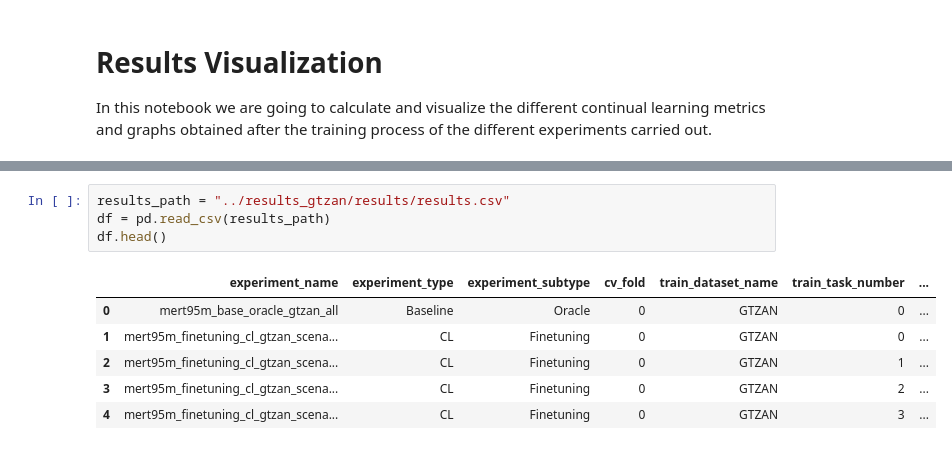
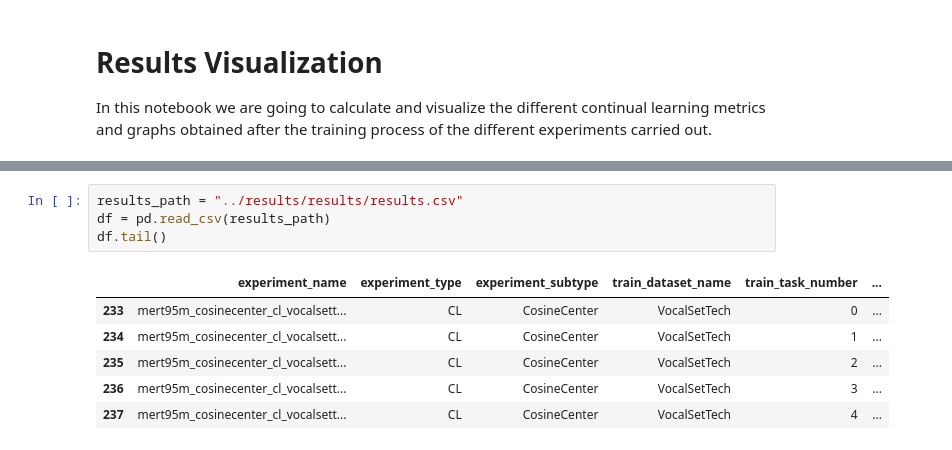
Before and after one commit to pedrocg42/continual-music-classification, a Jupyter notebook: tools/results_visualization.ipynb, the cells around one changed output, grey strips where cells are left out. Cells and saved outputs as stored; diff of their text form.

```diff
--- a/tools/results_visualization.ipynb
+++ b/tools/results_visualization.ipynb
@@ -11,16 +11,16 @@ init_notebook_mode(connected=False)
 # %% [output]
 [interactive output not drawn]
 # %%
-results_path = "../results_gtzan/results/results.csv"
+results_path = "../results/results/results.csv"
 df = pd.read_csv(results_path)
-df.head()
+df.tail()
 # %% [output]
-|  | experiment_name | experiment_type | experiment_subtype | cv_fold | train_dataset_name | train_task_number | ... |
-| 0 | mert95m_base_oracle_gtzan_all | Baseline | Oracle | 0 | GTZAN | 0 | ... |
-| 1 | mert95m_finetuning_cl_gtzan_scena... | CL | Finetuning | 0 | GTZAN | 0 | ... |
-| 2 | mert95m_finetuning_cl_gtzan_scena... | CL | Finetuning | 0 | GTZAN | 1 | ... |
-| 3 | mert95m_finetuning_cl_gtzan_scena... | CL | Finetuning | 0 | GTZAN | 2 | ... |
-| 4 | mert95m_finetuning_cl_gtzan_scena... | CL | Finetuning | 0 | GTZAN | 3 | ... |
+|  | experiment_name | experiment_type | experiment_subtype | train_dataset_name | train_task_number | ... |
+| 233 | mert95m_cosinecenter_cl_vocalsett... | CL | CosineCenter | VocalSetTech | 0 | ... |
+| 234 | mert95m_cosinecenter_cl_vocalsett... | CL | CosineCenter | VocalSetTech | 1 | ... |
+| 235 | mert95m_cosinecenter_cl_vocalsett... | CL | CosineCenter | VocalSetTech | 2 | ... |
+| 236 | mert95m_cosinecenter_cl_vocalsett... | CL | CosineCenter | VocalSetTech | 3 | ... |
+| 237 | mert95m_cosinecenter_cl_vocalsett... | CL | CosineCenter | VocalSetTech | 4 | ... |
 # %%
 fig = go.Figure()
 
```
Also changed, not shown: parts of 5 cells of this notebook, 3 other files.
